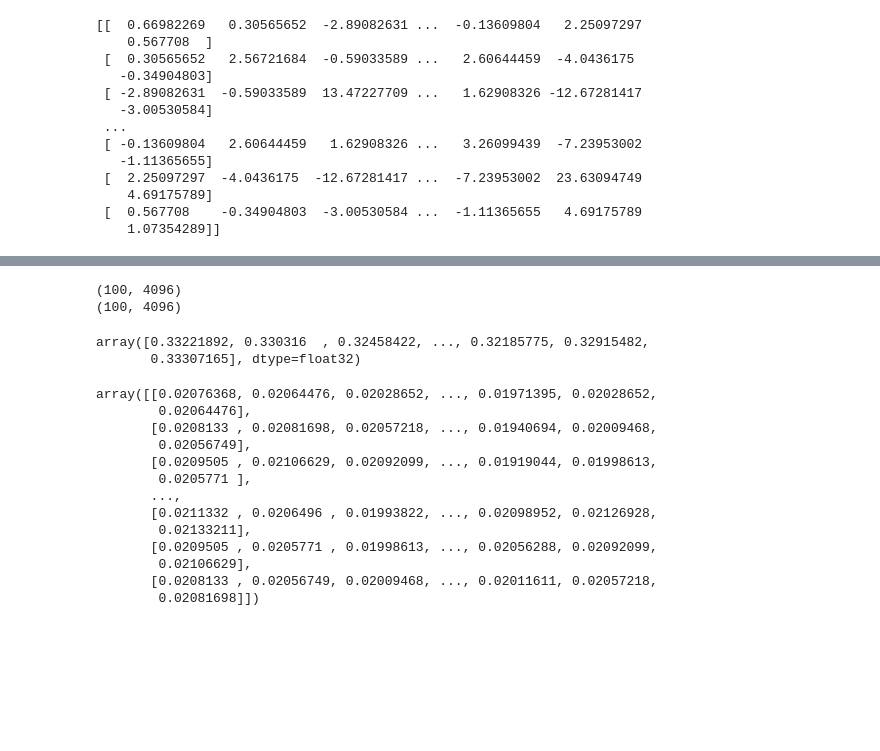
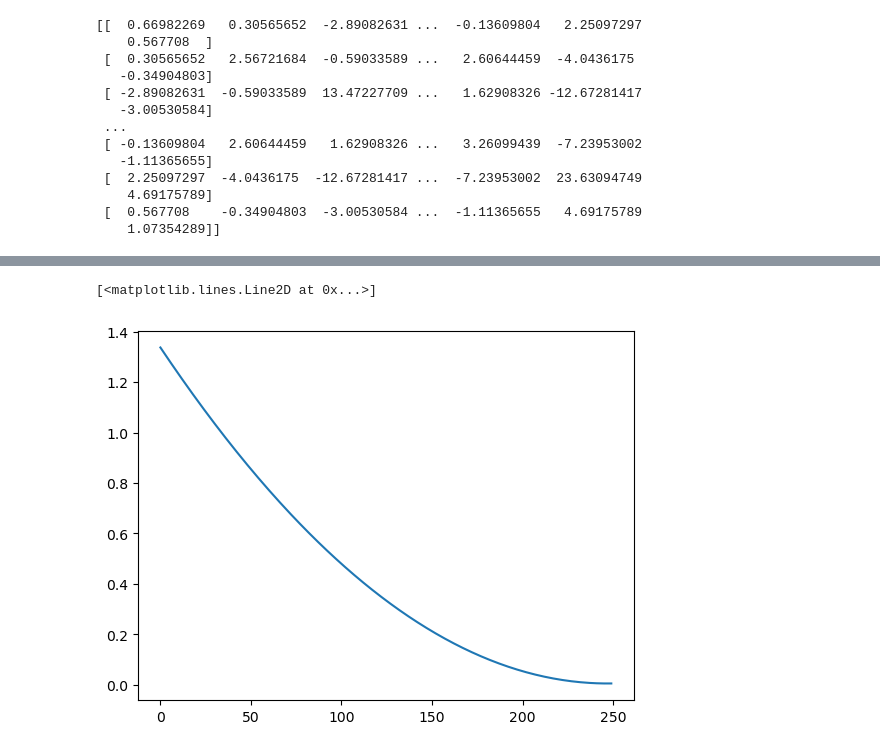
Before and after one commit to yashpatel5400/opicl, a Jupyter notebook: debug.ipynb, the cells around one changed output, grey strips where cells are left out. Drawn from its saved outputs; the diff is of its cells as text; code cells hidden in the pictures; blank space fills up the shorter version.

```diff
--- a/debug.ipynb
+++ b/debug.ipynb
@@ -134,4 +116,11 @@ import torch
 device = "cuda"
 
 im_size = (64, 64)
-opformer = TransformerOperator(num_layers=5, im_size=im_size, icl_init=True, sigma=1.0).to(device)
+opformer = TransformerOperator(num_layers=250, im_size=im_size, icl_init=True, sigma=1.0).to(device)
+
+Z = np.expand_dims(np.concatenate([f, Of], axis=1), axis=0)
+Z_pt = torch.from_numpy(Z).to(device).to(torch.float32)
+y_test = Z_pt[:,-1,im_size[0]//2:].clone().cpu().numpy()
+Z_pt[:,-1,im_size[0]//2:] = 0
+
+_, preds = opformer(Z_pt)
@@ -169,32 +127,8 @@ plt.imshow(f_train[0])
-# %%
-q = np.load("q.npy")[0,0]
-k = np.load("k.npy")[0,0]
-
-kx = np.matmul(q, k.transpose(-1, -2))
-
-print(q.shape)
-print(k.shape)
-# %% [output]
-(100, 4096)
-(100, 4096)
-# %%
-q[0]
-# %% [output]
-array([0.33221892, 0.330316  , 0.32458422, ..., 0.32185775, 0.32915482,
-       0.33307165], dtype=float32)
-# %%
-f_train[0]
-# %% [output]
-array([[0.02076368, 0.02064476, 0.02028652, ..., 0.01971395, 0.02028652,
-        0.02064476],
-       [0.0208133 , 0.02081698, 0.02057218, ..., 0.01940694, 0.02009468,
-        0.02056749],
-       [0.0209505 , 0.02106629, 0.02092099, ..., 0.01919044, 0.01998613,
-        0.0205771 ],
-       ...,
-       [0.0211332 , 0.0206496 , 0.01993822, ..., 0.02098952, 0.02126928,
-        0.02133211],
-       [0.0209505 , 0.0205771 , 0.01998613, ..., 0.02056288, 0.02092099,
-        0.02106629],
-       [0.0208133 , 0.02056749, 0.02009468, ..., 0.02011611, 0.02057218,
-        0.02081698]])
+# %%
+preds = np.array(preds)
+errors = np.array([np.sum((pred - Of_test) ** 2) for pred in preds])
+# %%
+plt.plot(errors)
+# %% [output]
+[<matplotlib.lines.Line2D at 0x...>]
+[figure, added]
```
Also changed, not shown: parts of 4 cells of this notebook, 1 other file.
